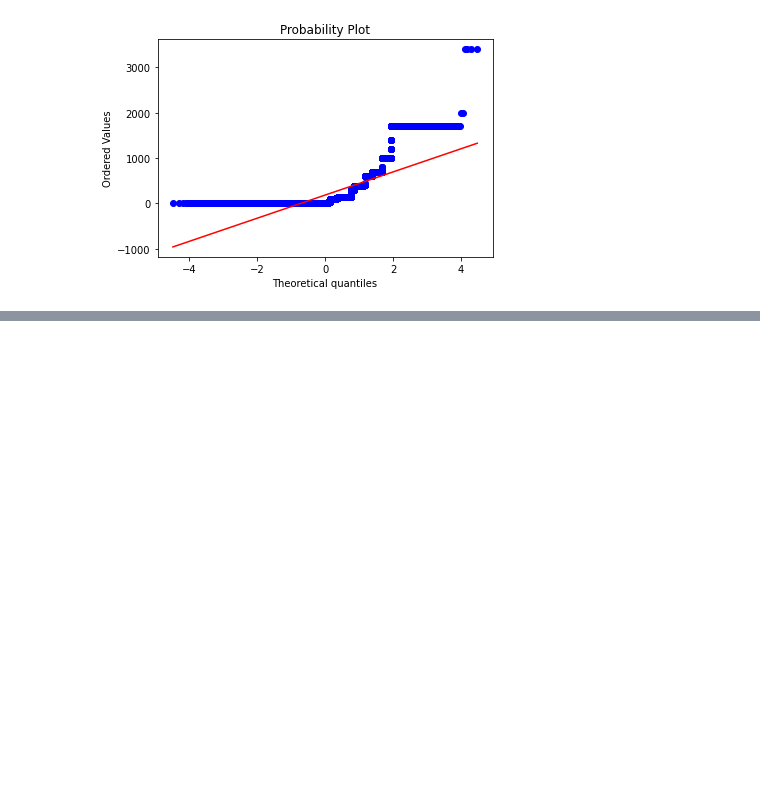
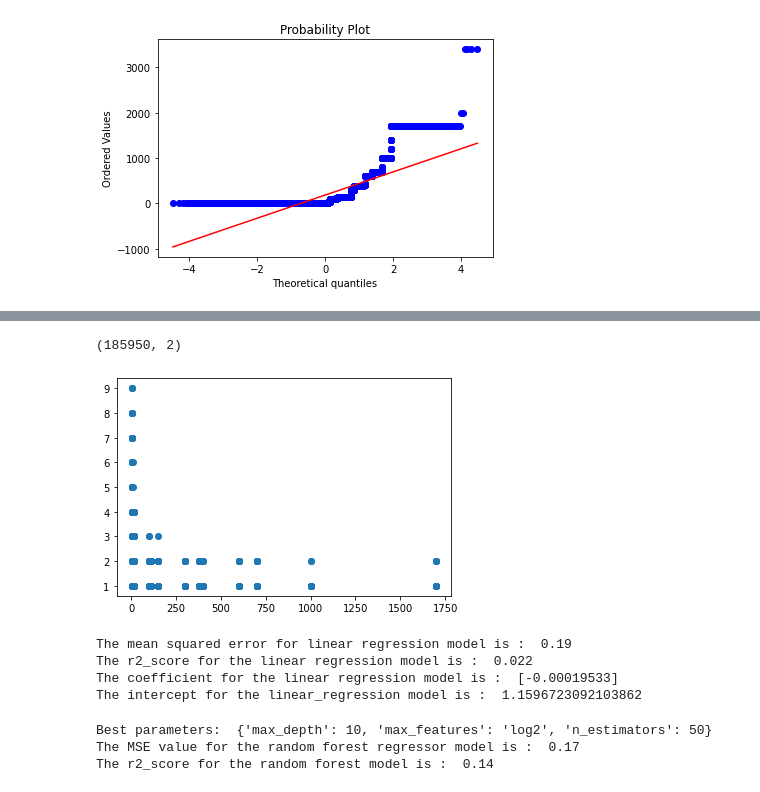
Before and after one commit to subhasish121995/Sales_Analysis, a Jupyter notebook: main_file_v1.0.ipynb, the cells around one changed output, grey strips where cells are left out. Cells and saved outputs as stored; diff of their text form; code cells hidden in the pictures; blank space fills up the shorter version.

Commit message:
models pushed

```diff
--- a/main_file_v1.0.ipynb
+++ b/main_file_v1.0.ipynb
@@ -538,0 +555,69 @@ df.head()
+# %%
+df_pricing = df[['price_each','total_sales']]
+df_pricing.shape
+# %% [output]
+(185950, 2)
+# %%
+#lets check whether there is a relationship between the variables or not (linear relation)
+plt.scatter(x= 'price_each', y = 'quantity_ordered', data= df)
+plt.show()
+# %% [output]
+[figure, added]
+# %%
+#perform linear regression and random forest regression and check which model works better on the given data
+X = df[['price_each']]
+y = df['quantity_ordered']
+#splitting the data into train and test sets
+x_train , x_test, y_train, y_test = train_test_split(X,y, test_size= 0.3, random_state= 42)
+
+#getting the linear model done for the given data
+linear_model = LinearRegression()
+linear_model.fit(x_train, y_train)
+#make prediction for linear model that is build on the data
+y_pred_linear = linear_model.predict(x_test)
+#evaluation parameters for the linear model
+linear_mse = mean_squared_error(y_test, y_pred_linear)
+linear_r2 = r2_score(y_test, y_pred_linear)
+
+#getting the coefficients for the above mentioned model
+coefficients = linear_model.coef_
+intercept = linear_model.intercept_
+
+print("The mean squared error for linear regression model is : ", round(linear_mse,2))
+print("The r2_score for the linear regression model is : ",round(linear_r2,3))
+print("The coefficient for the linear regression model is : ", coefficients)
+print('The intercept for the linear_regression model is : ', intercept)
+# %% [output]
+The mean squared error for linear regression model is :  0.19
+The r2_score for the linear regression model is :  0.022
+The coefficient for the linear regression model is :  [-0.00019533]
+The intercept for the linear_regression model is :  1.1596723092103862
+# %%
+#perform random forest regressor model in the given data
+random_forest_model = RandomForestRegressor()
+
+#getting the hyperparameters tuned for the model to work the best
+#defining the grid of the hyperparameters
+param_grid = {'n_estimators': [10, 50, 100, 200],'max_features': ['sqrt', 'log2'],'max_depth': [None, 10, 20, 30]}
+
+#perform grid search for the best hyperparameters for the model and then print the best hyperparameters for the model
+grid_search = GridSearchCV(estimator=random_forest_model, param_grid=param_grid, cv=5)
+grid_search.fit(x_train, y_train)
+print("Best parameters: ", grid_search.best_params_)
+
+#Now fitting the tuned hyperparameters for the random forest regressor model
+tuned_random_forest_model = RandomForestRegressor(n_estimators= 50, max_depth = None, max_features = 'log2', random_state= 42)
+tuned_random_forest_model.fit(x_train, y_train)
+
+y_pred_random = tuned_random_forest_model.predict(x_test)
+
+#getting the evaluation values for the random forest regressor
+random_forest_mse = mean_squared_error(y_test, y_pred_random)
+random_forest_r2 = r2_score(y_test, y_pred_random)
+
+print("The MSE value for the random forest regressor model is : ", round(random_forest_mse,2))
+print("The r2_score for the random forest model is : ", round(random_forest_r2,2))
+# %% [output]
+Best parameters:  {'max_depth': 10, 'max_features': 'log2', 'n_estimators': 50}
+The MSE value for the random forest regressor model is :  0.17
+The r2_score for the random forest model is :  0.14
```
Also changed, not shown: parts of 8 cells of this notebook.
